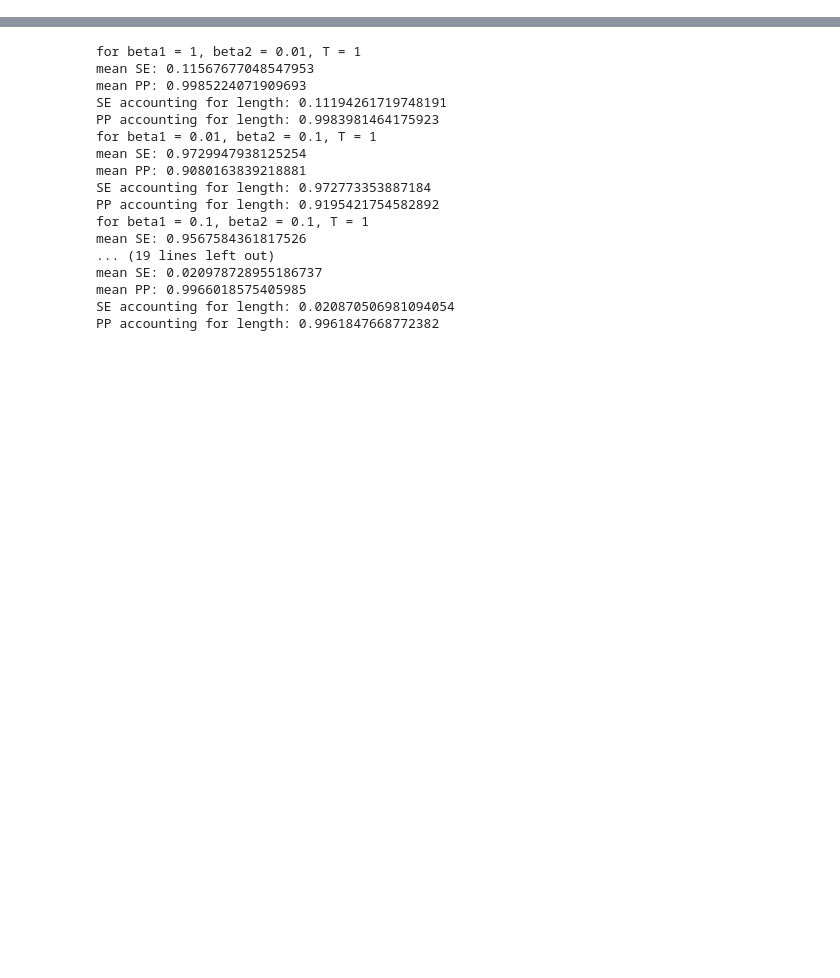
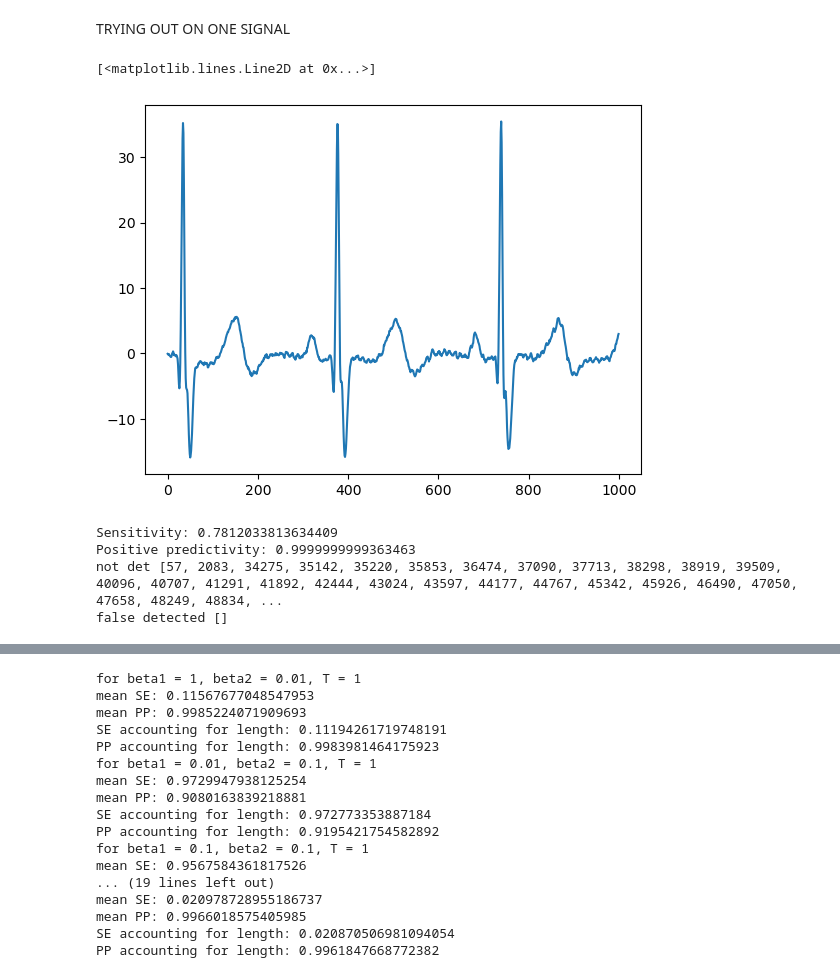
Before and after one commit to markoMedved/OBSS-assignment1, a Jupyter notebook: implementation.ipynb, the cells around one changed output, grey strips where cells are left out. Cells and saved outputs as stored; diff of their text form; code cells hidden in the pictures; blank space fills up the shorter version.

```diff
--- a/implementation.ipynb
+++ b/implementation.ipynb
@@ -241,3 +272,38 @@ def eval_on_db(database, T=0.1, beta2=0.1, beta1=0.1, num_recordings=200):
     print("mean PP: " + str(mean_PP))
     print("SE accounting for length: " + str(mean_SE_account_for_len))
     print("PP accounting for length: " + str(mean_PP_account_for_len))
+# %% [markdown]
+TRYING OUT ON ONE SIGNAL
+# %%
+#read signal
+database = "mit-bih-data"
+record_num = "231"
+sig = wfdb.rdsamp(database+ "/" + record_num)
+x_both = sig[0][:].flatten()
+x = x_both[0::2]
+
+#read sampling frequency
+fs = wfdb.rdsamp(database + "/"+ record_num)[1]['fs']
+#read annotation file
+record_name = database+ "/" + record_num
+annotation = wfdb.rdann(record_name, 'atr')
+beat_peaks = annotation.sample[:]
+#get rid of baseline
+butter_filter = signal.butter(5, 2, 'high', fs=fs, output='sos')
+x_bsl = signal.sosfilt(butter_filter, x)
+x_bsl[::-1] = signal.sosfilt(butter_filter, x_bsl[::-1])
+
+#delay
+delay = 1 ()
+x_bsl[:-delay] = x_bsl[delay:]
+
+#apply haar filter
+y = haar_filter(x_bsl,fs)
+
+start_int =5000
+end_int = start_int + 1000
+plt.plot(x_bsl[start_int:end_int]*20)
+#plt.plot(y[start_int:end_int])
+# %% [output]
+[<matplotlib.lines.Line2D at 0x...>]
+[figure, added]
@@ -243,0 +314,7 @@ def eval_on_db(database, T=0.1, beta2=0.1, beta1=0.1, num_recordings=200):
+# %%
+res = evaluate_results(beat_peaks, detected, fs)
+# %% [output]
+Sensitivity: 0.7812033813634409
+Positive predictivity: 0.9999999999363463
+not det [57, 2083, 34275, 35142, 35220, 35853, 36474, 37090, 37713, 38298, 38919, 39509, 40096, 40707, 41291, 41892, 42444, 43024, 43597, 44177, 44767, 45342, 45926, 46490, 47050, 47658, 48249, 48834, ...
+false detected []
```
Also changed, not shown: parts of 8 cells of this notebook, 7 other files.
